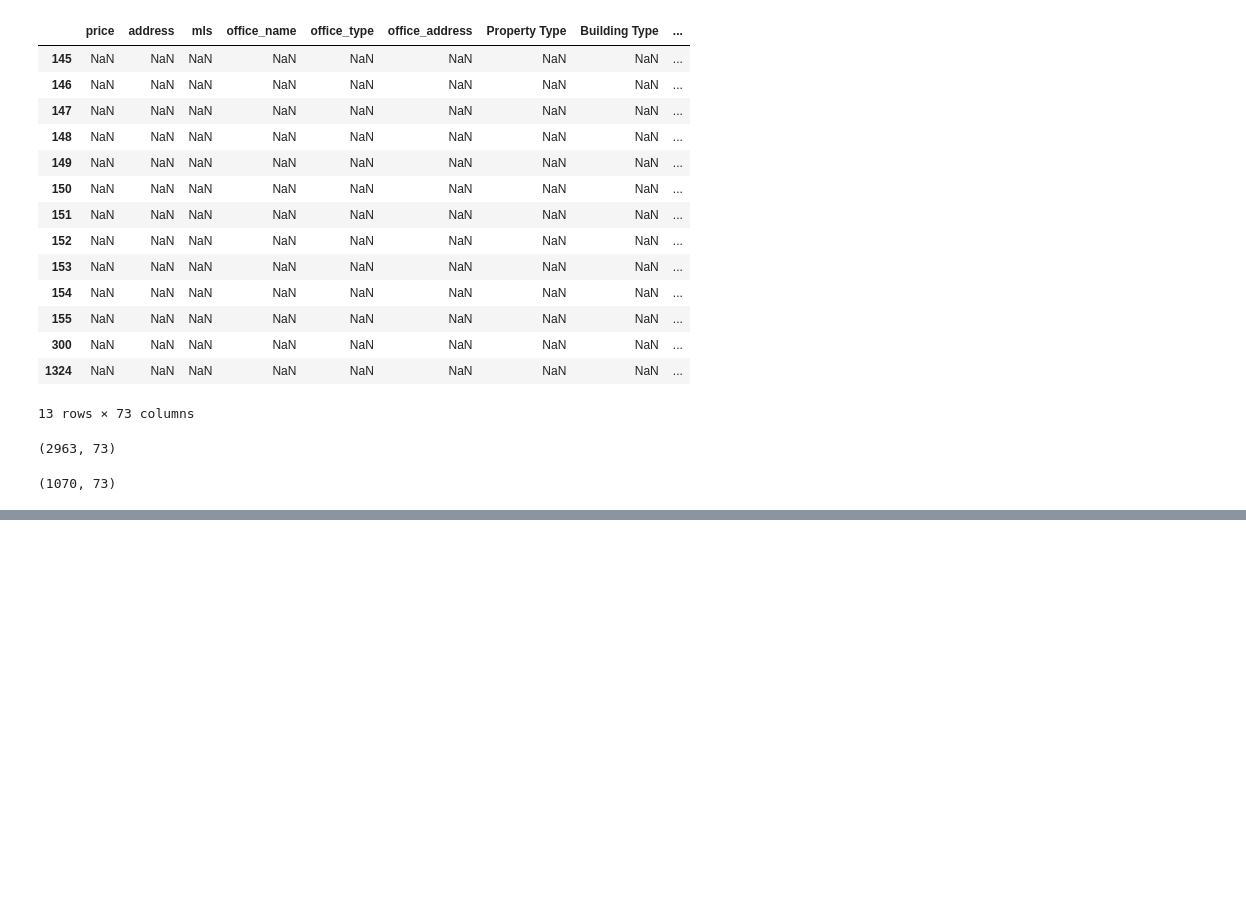
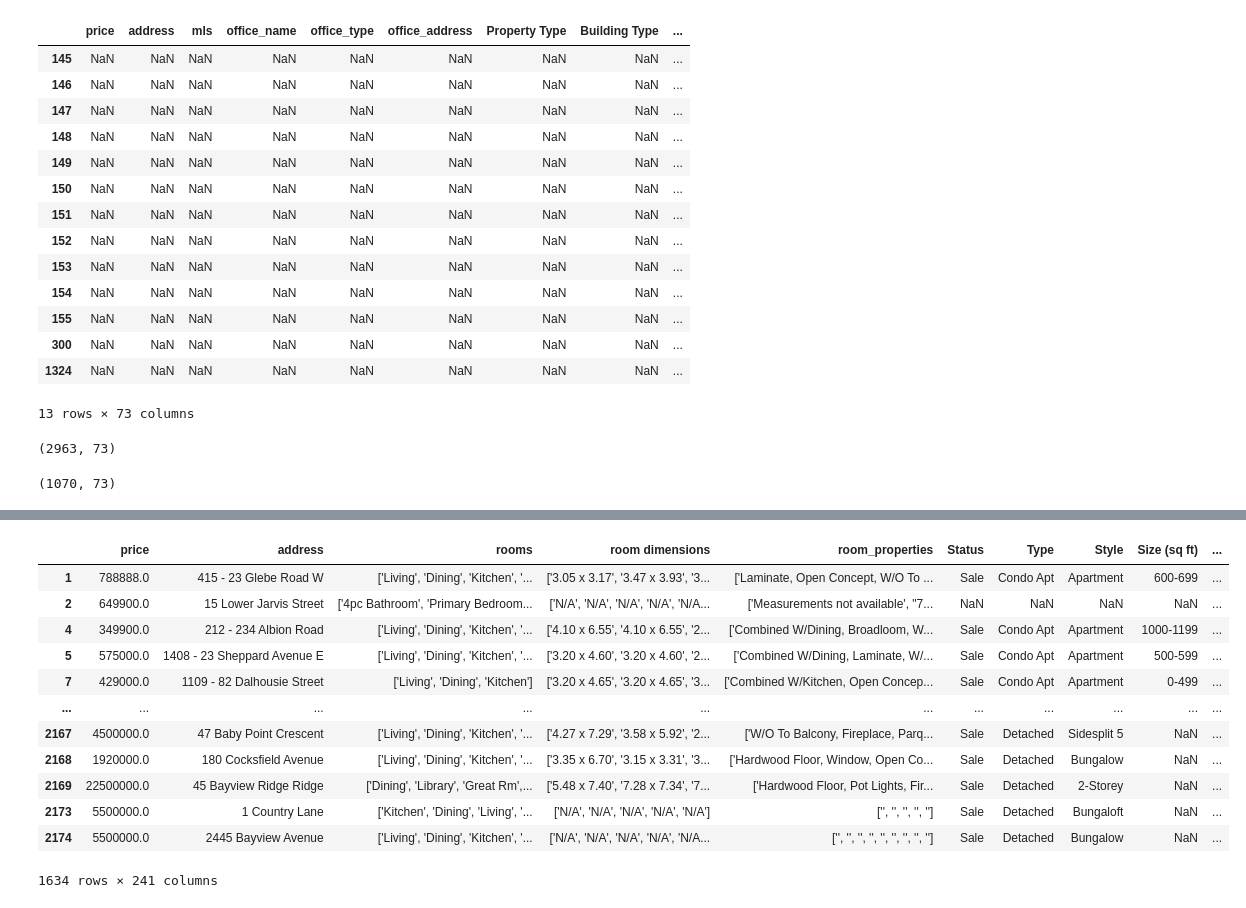
Before and after one commit to sunnyjen/CME358-Final_project, a Jupyter notebook: data_cleaning/cleaning_realtor_data.ipynb, the cells around one changed output, grey strips where cells are left out. Saved outputs shown, nothing was run; the diff lists cells and outputs as text; code cells hidden in the pictures; blank space fills up the shorter version.

```diff
--- a/data_cleaning/cleaning_realtor_data.ipynb
+++ b/data_cleaning/cleaning_realtor_data.ipynb
@@ -115,0 +168,44 @@ AttributeError: 'Series' object has no attribute 'latitude'
+# %%
+import numpy as np
+
+
+def get_sqft(df):
+    """For Zolo dfs.
+    If Size (sq ft) is NaN, then replaces with the sqft calculated from the room dimensions.
+    If Size (sq ft) is a range (i.e., contains "-"), replaces with the average of the bounds."""
+
+    # Sqft entry is a range:
+    if row.__contains__("-"):
+        lower, upper = row.split("-")
+        row = 1/2* (lower + upper)
+
+    elif row == np.nan:
+        dimensions = df["room dimensions"].split(",")
+        sqft = []
+        for dimension in dimensions:
+            length, width = dimensions.split("x")
+            sqft.append(float(length.strip()) * float(width.strip()))
+        row = sum(sqft)
+
+    else:
+        row
+
+    return row
+
+zolo["Size (sq ft)"] = get_sqft(zolo)
+# %%
+zolo
+# %% [output]
+|  | price | address | rooms | room dimensions | room_properties | Status | Type | Style | Size (sq ft) | ... |
+| 1 | 788888.0 | 415 - 23 Glebe Road W | ['Living', 'Dining', 'Kitchen', '... | ['3.05 x 3.17', '3.47 x 3.93', '3... | ['Laminate, Open Concept, W/O To ... | Sale | Condo Apt | Apartment | 600-699 | ... |
+| 2 | 649900.0 | 15 Lower Jarvis Street | ['4pc Bathroom', 'Primary Bedroom... | ['N/A', 'N/A', 'N/A', 'N/A', 'N/A... | ['Measurements not available', "7... | NaN | NaN | NaN | NaN | ... |
+| 4 | 349900.0 | 212 - 234 Albion Road | ['Living', 'Dining', 'Kitchen', '... | ['4.10 x 6.55', '4.10 x 6.55', '2... | ['Combined W/Dining, Broadloom, W... | Sale | Condo Apt | Apartment | 1000-1199 | ... |
+| 5 | 575000.0 | 1408 - 23 Sheppard Avenue E | ['Living', 'Dining', 'Kitchen', '... | ['3.20 x 4.60', '3.20 x 4.60', '2... | ['Combined W/Dining, Laminate, W/... | Sale | Condo Apt | Apartment | 500-599 | ... |
+| 7 | 429000.0 | 1109 - 82 Dalhousie Street | ['Living', 'Dining', 'Kitchen'] | ['3.20 x 4.65', '3.20 x 4.65', '3... | ['Combined W/Kitchen, Open Concep... | Sale | Condo Apt | Apartment | 0-499 | ... |
+| ... | ... | ... | ... | ... | ... | ... | ... | ... | ... | ... |
+| 2167 | 4500000.0 | 47 Baby Point Crescent | ['Living', 'Dining', 'Kitchen', '... | ['4.27 x 7.29', '3.58 x 5.92', '2... | ['W/O To Balcony, Fireplace, Parq... | Sale | Detached | Sidesplit 5 | NaN | ... |
+| 2168 | 1920000.0 | 180 Cocksfield Avenue | ['Living', 'Dining', 'Kitchen', '... | ['3.35 x 6.70', '3.15 x 3.31', '3... | ['Hardwood Floor, Window, Open Co... | Sale | Detached | Bungalow | NaN | ... |
+| 2169 | 22500000.0 | 45 Bayview Ridge Ridge | ['Dining', 'Library', 'Great Rm',... | ['5.48 x 7.40', '7.28 x 7.34', '7... | ['Hardwood Floor, Pot Lights, Fir... | Sale | Detached | 2-Storey | NaN | ... |
+| 2173 | 5500000.0 | 1 Country Lane | ['Kitchen', 'Dining', 'Living', '... | ['N/A', 'N/A', 'N/A', 'N/A', 'N/A'] | ['', '', '', '', ''] | Sale | Detached | Bungaloft | NaN | ... |
+| 2174 | 5500000.0 | 2445 Bayview Avenue | ['Living', 'Dining', 'Kitchen', '... | ['N/A', 'N/A', 'N/A', 'N/A', 'N/A... | ['', '', '', '', '', '', '', '', ''] | Sale | Detached | Bungalow | NaN | ... |
+1634 rows × 241 columns
```
Also changed, not shown: parts of 16 cells of this notebook, 3 other files.
